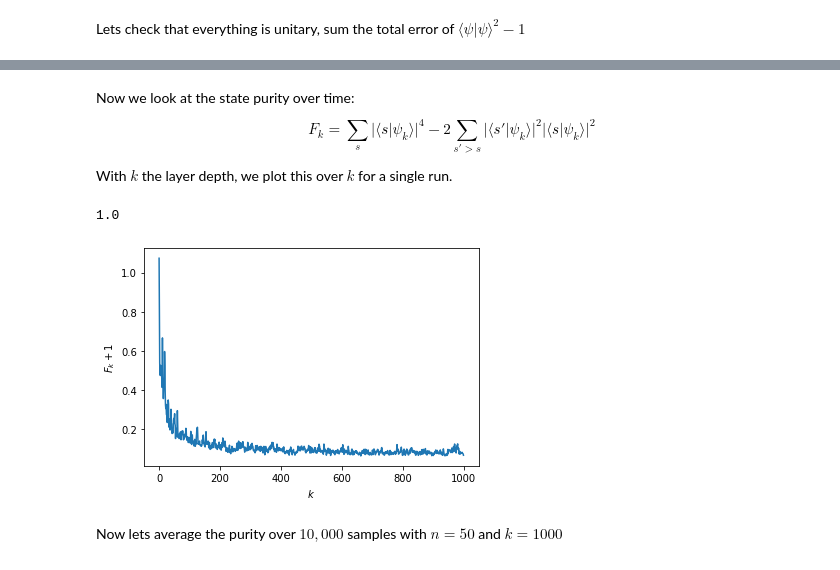
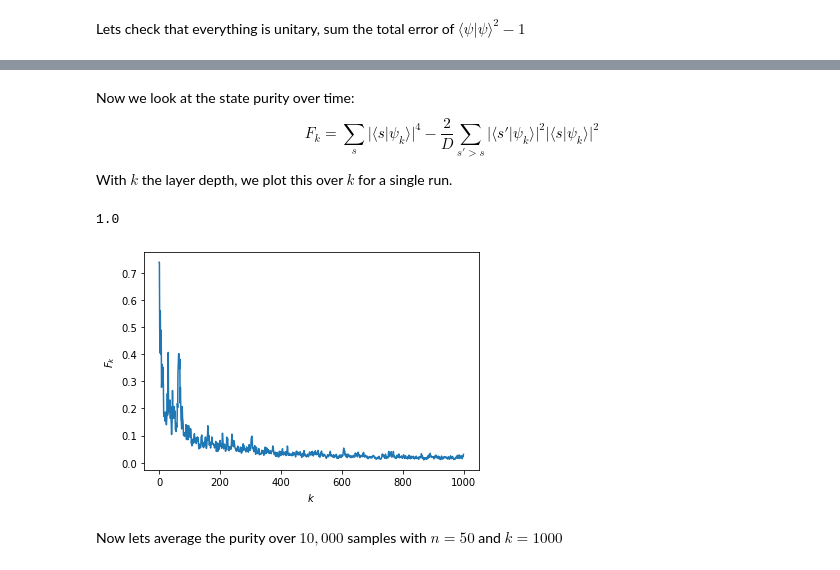
Before and after one commit to Renmusxd/RandomUnitaryLayers, a Jupyter notebook: jupyter/Test.ipynb, the cells around one changed output, grey strips where cells are left out. Drawn from its saved outputs; the diff is of its cells as text; code cells hidden in the pictures.

```diff
--- a/jupyter/Test.ipynb
+++ b/jupyter/Test.ipynb
@@ -37,20 +37,20 @@ Wall time: 2.51 s
 # %% [markdown]
 Now we look at the state purity over time:
-$$F_k = \sum_s \vert \langle s \vert \psi_k \rangle \vert^4 - 2\sum_{s'>s} \vert \langle s' \vert \psi_k \rangle \vert^2 \vert \langle s \vert \psi_k \rangle \vert^2$$
+$$F_k = \sum_s \vert \langle s \vert \psi_k \rangle \vert^4 - \frac{2}{D}\sum_{s'>s} \vert \langle s' \vert \psi_k \rangle \vert^2 \vert \langle s \vert \psi_k \rangle \vert^2$$
 
 With $k$ the layer depth, we plot this over $k$ for a single run.
 # %%
 s = py_entropy.SingleDefectState(numpy.asarray([1.0] + [0]*(n-1), dtype="complex128"))
 print(s.get_purity())
 purities = s.apply_alternative_layers_and_save_purity(k, periodic_boundaries=False)
 
-pyplot.plot(purities + 1)
+pyplot.plot(purities)
 pyplot.xlabel('$k$')
-pyplot.ylabel('$F_k + 1$')
+pyplot.ylabel('$F_k$')
 pyplot.show()
 # %% [output]
 1.0
-[figure, old version]
+[figure, new version]
 # %% [markdown]
 Now lets average the purity over $10,000$ samples with $n=50$ and $k=1000$
 # %%
```
Also changed, not shown: parts of 4 cells of this notebook, 1 other file.
